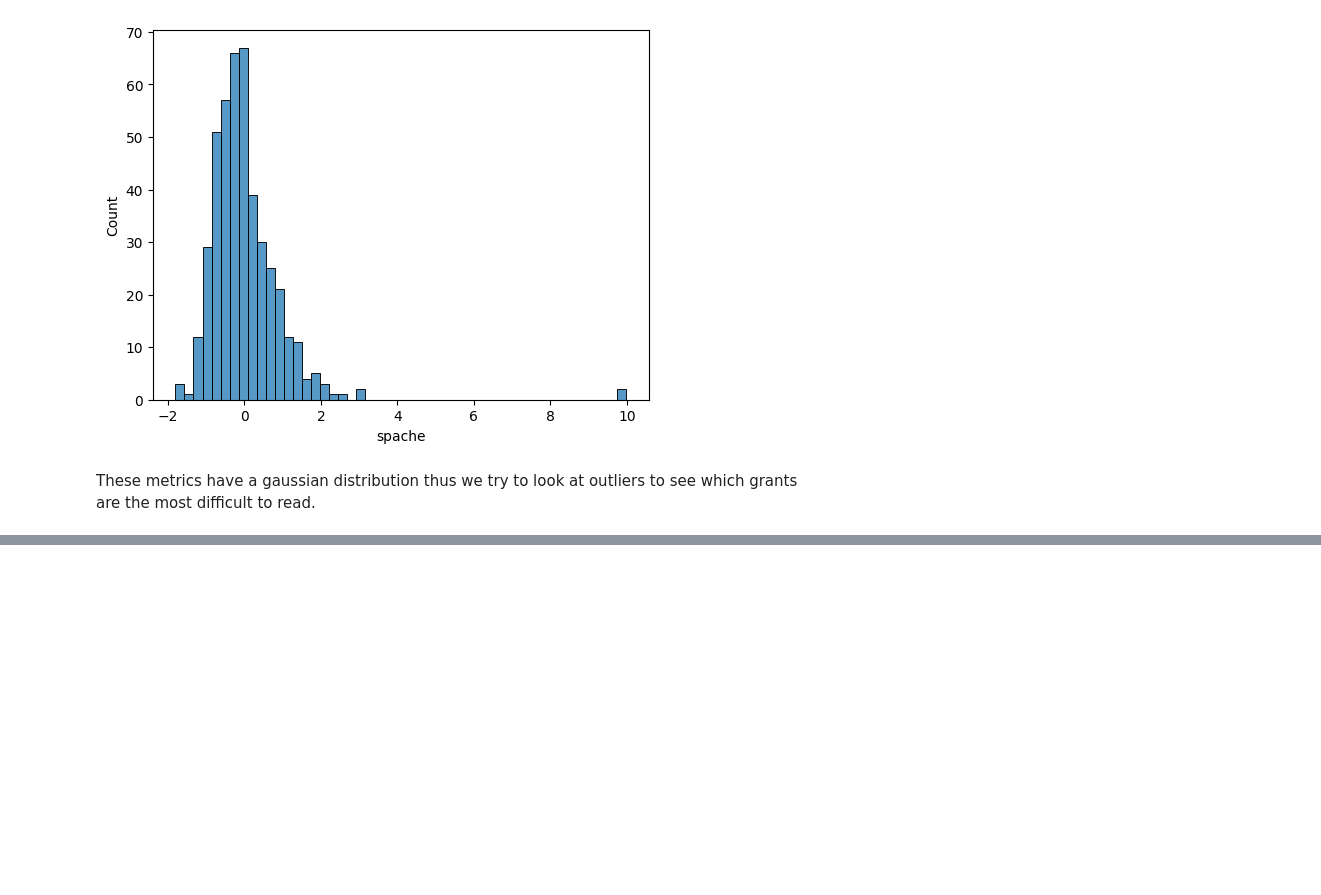
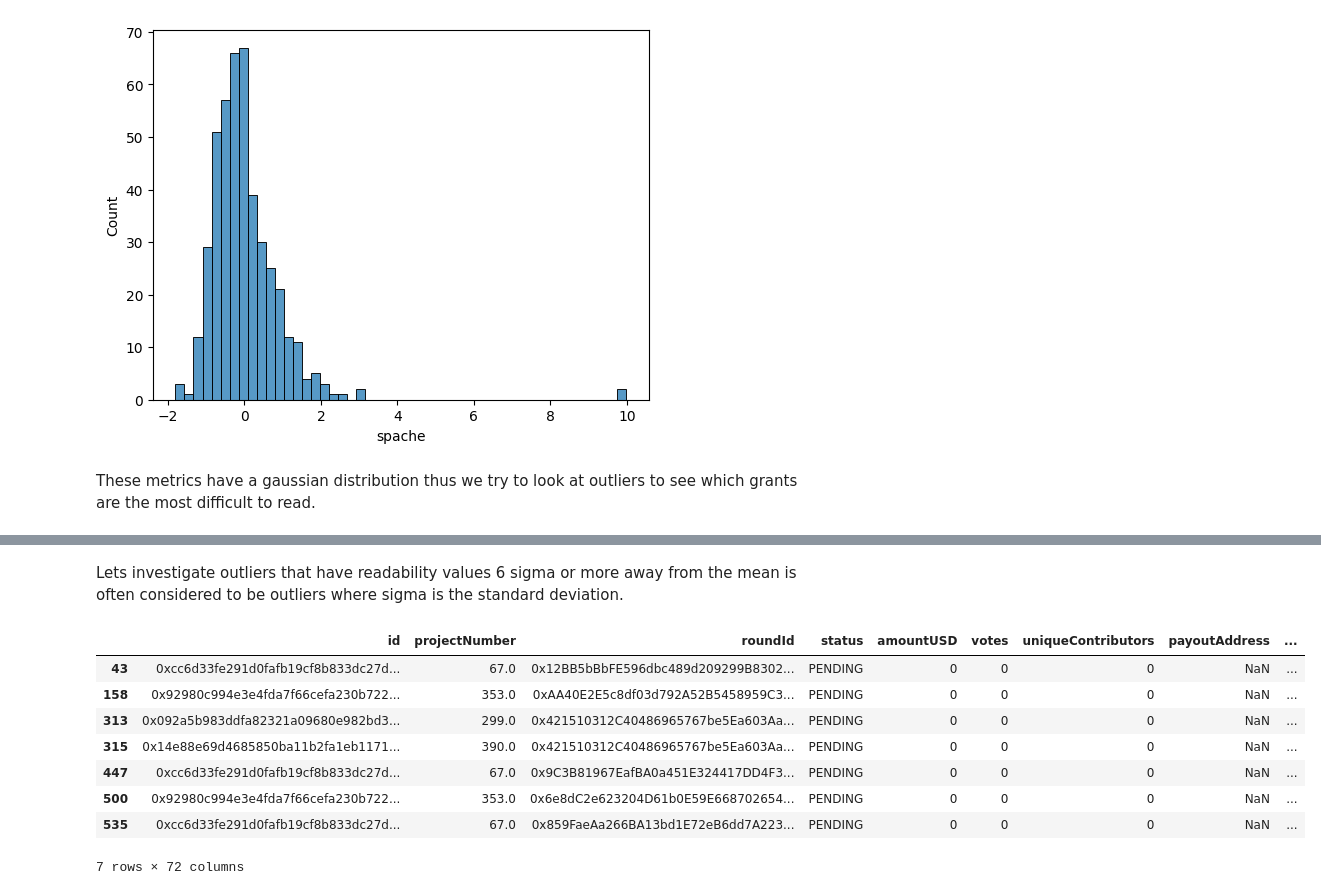
Before and after one commit to poupou-web3/GGR-beta-analysis, a Jupyter notebook: jupyter/29-04-beta-grant-readability.ipynb, the cells around one changed output, grey strips where cells are left out. Cells and saved outputs as stored; diff of their text form; code cells hidden in the pictures; blank space fills up the shorter version.

Commit message:
Readability and export to csv

```diff
--- a/jupyter/29-04-beta-grant-readability.ipynb
+++ b/jupyter/29-04-beta-grant-readability.ipynb
@@ -280,0 +347,3 @@ These metrics have a gaussian distribution thus we try to look at outliers to se
+# %% [markdown]
+Lets investigate outliers that have readability values
+6 sigma or more away from the mean is often considered to be outliers where sigma is the standard deviation.
@@ -280,0 +352,16 @@ These metrics have a gaussian distribution thus we try to look at outliers to se
+# %%
+# Compute 6 sigma for each metric and extract grants with values outside 6 sigma
+# After trying only two grants where above 6 sigma for one metric, I decided to use 5 sigma instead
+df_outliers = df_grants[(df_grants[scores].abs() > 5).sum(axis=1) > 0]
+# %%
+df_outliers
+# %% [output]
+|  | id | projectNumber | roundId | status | amountUSD | votes | uniqueContributors | payoutAddress | ... |
+| 43 | 0xcc6d33fe291d0fafb19cf8b833dc27d... | 67.0 | 0x12BB5bBbFE596dbc489d209299B8302... | PENDING | 0 | 0 | 0 | NaN | ... |
+| 158 | 0x92980c994e3e4fda7f66cefa230b722... | 353.0 | 0xAA40E2E5c8df03d792A52B5458959C3... | PENDING | 0 | 0 | 0 | NaN | ... |
+| 313 | 0x092a5b983ddfa82321a09680e982bd3... | 299.0 | 0x421510312C40486965767be5Ea603Aa... | PENDING | 0 | 0 | 0 | NaN | ... |
+| 315 | 0x14e88e69d4685850ba11b2fa1eb1171... | 390.0 | 0x421510312C40486965767be5Ea603Aa... | PENDING | 0 | 0 | 0 | NaN | ... |
+| 447 | 0xcc6d33fe291d0fafb19cf8b833dc27d... | 67.0 | 0x9C3B81967EafBA0a451E324417DD4F3... | PENDING | 0 | 0 | 0 | NaN | ... |
+| 500 | 0x92980c994e3e4fda7f66cefa230b722... | 353.0 | 0x6e8dC2e623204D61b0E59E668702654... | PENDING | 0 | 0 | 0 | NaN | ... |
+| 535 | 0xcc6d33fe291d0fafb19cf8b833dc27d... | 67.0 | 0x859FaeAa266BA13bd1E72eB6dd7A223... | PENDING | 0 | 0 | 0 | NaN | ... |
+7 rows × 72 columns
```
Also changed, not shown: parts of 18 cells of this notebook.
